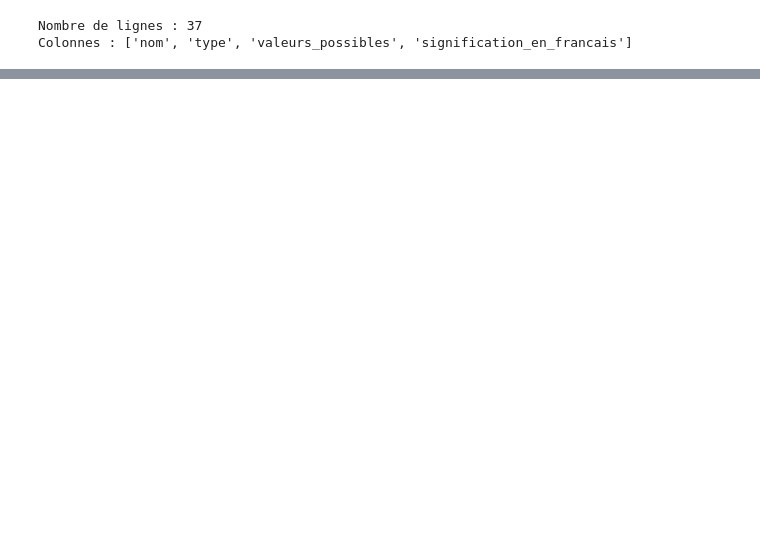
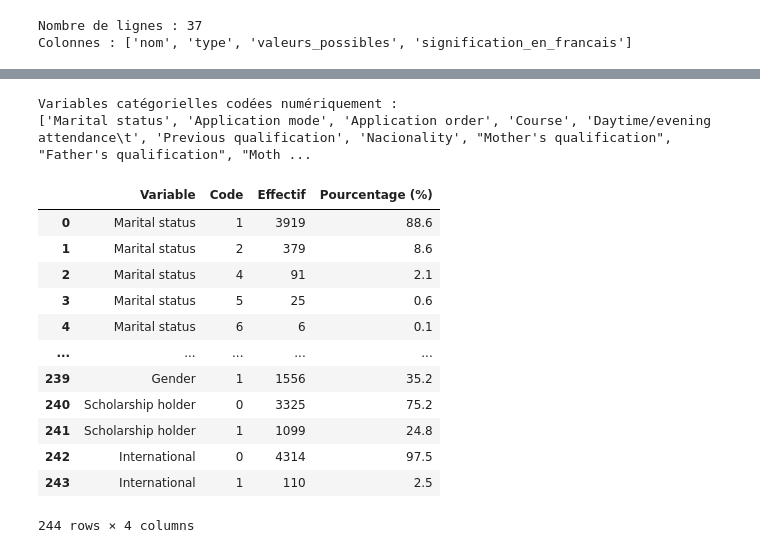
Before and after one commit to 0xCHa1Ma/XAI_dechrochage-scolaire, a Jupyter notebook: notebooks/01_analyse_exploratoire.ipynb, the cells around one changed output, grey strips where cells are left out. Cells and saved outputs as stored; diff of their text form; code cells hidden in the pictures; blank space fills up the shorter version.

```diff
--- a/notebooks/01_analyse_exploratoire.ipynb
+++ b/notebooks/01_analyse_exploratoire.ipynb
@@ -186,0 +343,53 @@ Colonnes : ['nom', 'type', 'valeurs_possibles', 'signification_en_francais']
+# %%
+# Variables que le dictionnaire indique comme catégorielles codées
+variables_categorielles_codees = dictionnaire.loc[
+    dictionnaire["type"].astype("string").str.contains(
+        "codé", case=False, na=False
+    ),
+    "nom"
+].dropna().tolist()
+
+# Parmi elles, garder celles stockées comme nombres dans le jeu de données
+colonnes_numeriques_df = df.select_dtypes(include="number").columns
+
+variables_categorielles_numeriques = [
+    colonne
+    for colonne in variables_categorielles_codees
+    if colonne in colonnes_numeriques_df
+]
+
+print("Variables catégorielles codées numériquement :")
+print(variables_categorielles_numeriques)
+
+# Résumer les codes et leurs effectifs dans un seul tableau
+lignes = []
+
+for colonne in variables_categorielles_numeriques:
+    effectifs = df[colonne].value_counts(dropna=False)
+
+    for code, effectif in effectifs.items():
+        lignes.append({
+            "Variable": colonne,
+            "Code": code,
+            "Effectif": effectif,
+            "Pourcentage (%)": round(effectif / len(df) * 100, 1)
+        })
+
+tableau_categories = pd.DataFrame(lignes)
+display(tableau_categories)
+# %% [output]
+Variables catégorielles codées numériquement :
+['Marital status', 'Application mode', 'Application order', 'Course', 'Daytime/evening attendance\t', 'Previous qualification', 'Nacionality', "Mother's qualification", "Father's qualification", "Moth ...
+|  | Variable | Code | Effectif | Pourcentage (%) |
+| 0 | Marital status | 1 | 3919 | 88.6 |
+| 1 | Marital status | 2 | 379 | 8.6 |
+| 2 | Marital status | 4 | 91 | 2.1 |
+| 3 | Marital status | 5 | 25 | 0.6 |
+| 4 | Marital status | 6 | 6 | 0.1 |
+| ... | ... | ... | ... | ... |
+| 239 | Gender | 1 | 1556 | 35.2 |
+| 240 | Scholarship holder | 0 | 3325 | 75.2 |
+| 241 | Scholarship holder | 1 | 1099 | 24.8 |
+| 242 | International | 0 | 4314 | 97.5 |
+| 243 | International | 1 | 110 | 2.5 |
+244 rows × 4 columns
```
Also changed, not shown: parts of 12 cells of this notebook.
